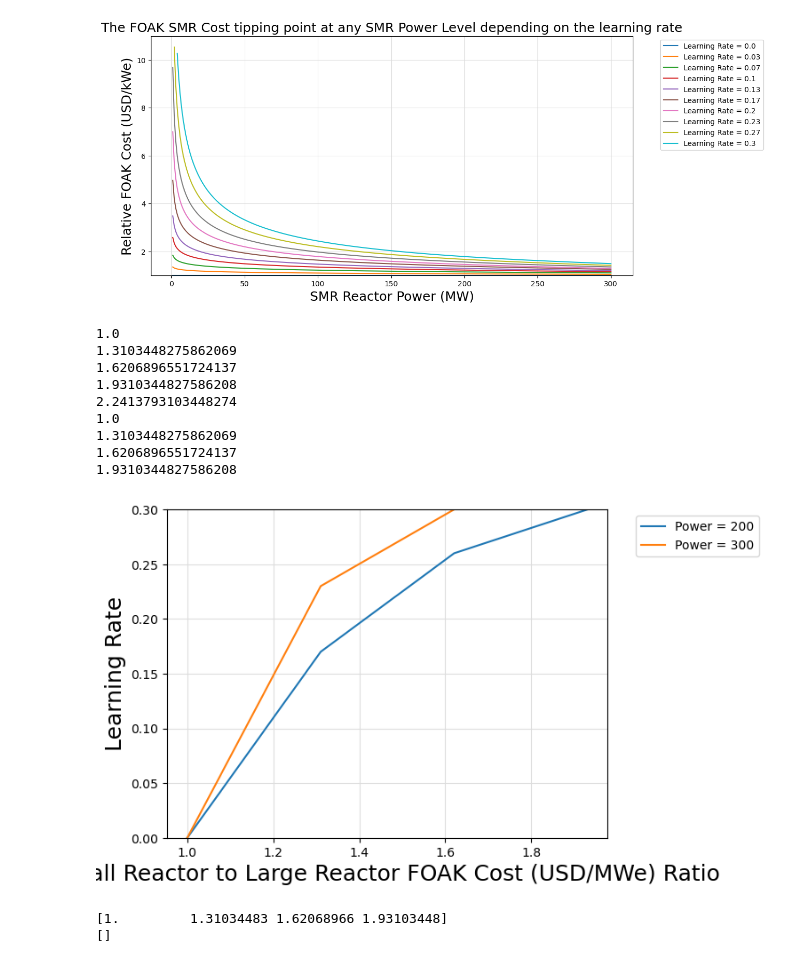
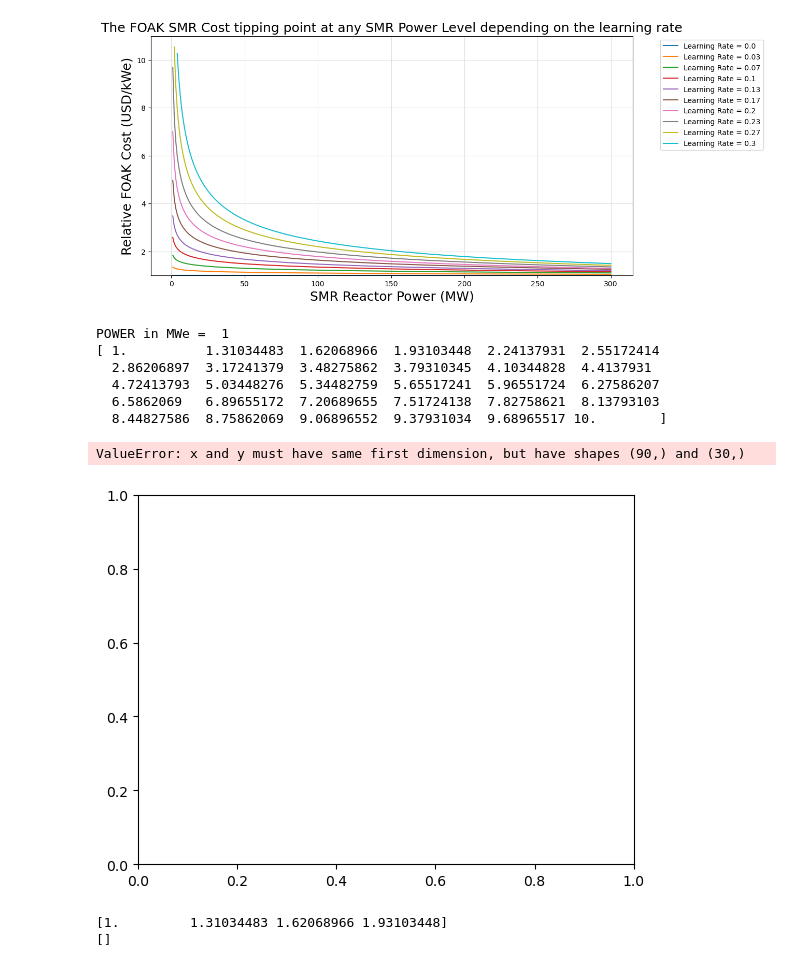
Before and after one commit to BotrosHanna-INL/nuc_DataCenters, a Jupyter notebook: dataCenters.ipynb, the cells around one changed output. Saved outputs shown, nothing was run; the diff lists cells and outputs as text; code cells hidden in the pictures.

```diff
--- a/dataCenters.ipynb
+++ b/dataCenters.ipynb
@@ -224,7 +224,10 @@ plt.show()
 [figure]
 # %%
 # fig = plt.figure(figsize=(12, 6))
-for PP in [200, 300]:
+
+
+for PP in [1, 300]:
+    print("POWER in MWe = " , PP)
     tipping_lr_save = []
     FOAK_cost_save = []
 
@@ -264,12 +267,15 @@ for PP in [200, 300]:
     # print(tippling_lr_save)
     # print(np.unique(FOAK_cost_save))
     x = np.unique(FOAK_cost_save)
+    print(x)
     y = tipping_lr_save
+
     # plt.scatter(np.unique(FOAK_cost_save),tipping_lr_save )
     popt, pcov = curve_fit(lambda fx,a,b: a*fx**-b,  x,  y)
-    power_y = popt[0]*x**-popt[1]
+    x_range = np.linspace (min(x), max(x),  int((max(x)-min(x))/SR_to_Large_interval))
+    power_y = popt[0]*x_range**-popt[1]
 
-    plt.plot(x, y ,label = f"Power = {int(PP)}")
+    plt.plot(x_range, power_y ,label = f"Power = {int(PP)} MWe")
     plt.legend(bbox_to_anchor=(1.05, 1.0), loc='upper left')
 
 
@@ -293,44 +299,42 @@ for PP in [200, 300]:
 #                     cost_list.append(row1)
 #         cost_array = (np.vstack(cost_list))
 
 #         # x = cost_array [:, 2] # initial cost
 #         # y = cost_array [:, 1] # LR
 
 #         # x_range = np.linspace (min(x), max(x),  int((max(x)-min(x))/SR_to_Large_interval))
 
 #         # popt, pcov = curve_fit(lambda fx,a,b: a*fx**-b,  x,  y)
 #         # power_y = popt[0]*x**-popt[1]
 #         # plt.scatter(x, y)
 #         # plt.plot(x, power_y ,label = f"Power = {int(PP)}")
 #         # plt.legend(bbox_to_anchor=(1.05, 1.0), loc='upper left')
 
 #     except:
 #         ...
 
 # Show the major grid and style it slightly.
 plt.grid(which='major', color='#DDDDDD', linewidth=0.8)
 # # # Show the minor grid as well. Style it in very light gray as a thin,
 # # # dotted line.
 plt.grid(which='minor', color='#EEEEEE', linestyle=':', linewidth=0.5)
 
 plt.xlabel('Small Reactor to Large Reactor FOAK Cost (USD/MWe) Ratio', fontsize=18)
 plt.ylabel('Learning Rate', fontsize=18)
 plt.ylim(0, 0.3)
-
+plt.minorticks_on()
 plt.show()
 
 # cost_array 0 0.003141581218053191  0.003141581218053191
 # %% [output]
-1.0
-1.3103448275862069
-1.6206896551724137
-1.9310344827586208
-2.2413793103448274
-1.0
-1.3103448275862069
-1.6206896551724137
-1.9310344827586208
+POWER in MWe =  1
+[ 1.          1.31034483  1.62068966  1.93103448  2.24137931  2.55172414
+  2.86206897  3.17241379  3.48275862  3.79310345  4.10344828  4.4137931
+  4.72413793  5.03448276  5.34482759  5.65517241  5.96551724  6.27586207
+  6.5862069   6.89655172  7.20689655  7.51724138  7.82758621  8.13793103
+  8.44827586  8.75862069  9.06896552  9.37931034  9.68965517 10.        ]
+ValueError: x and y must have same first dimension, but have shapes (90,) and (30,)
-[figure, old version]
+[figure, new version]
 # %%
 print(x)
 print(y)
```
